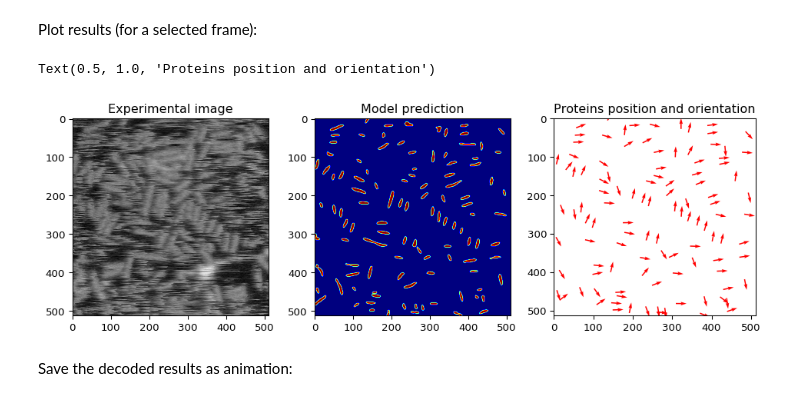
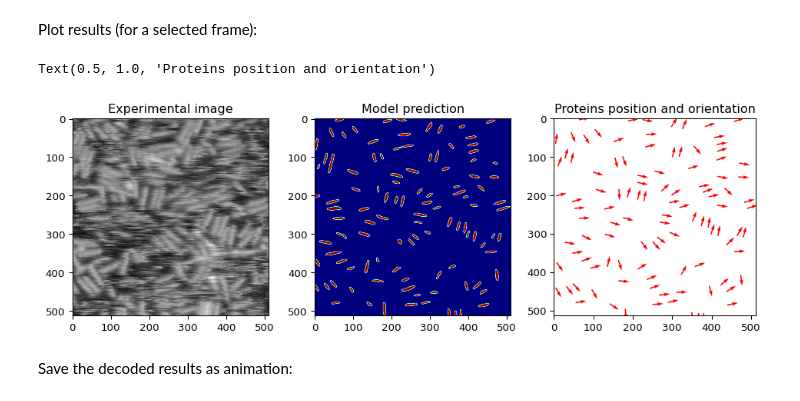
Before and after one commit to ziatdinovmax/CSSAS-DML, a Jupyter notebook: 4_cssas_predictions.ipynb, the cells around one changed output. Saved outputs shown, nothing was run; the diff lists cells and outputs as text; code cells hidden in the pictures.

```diff
--- a/4_cssas_predictions.ipynb
+++ b/4_cssas_predictions.ipynb
@@ -602,33 +598,31 @@ trajectories = get_trajectories(np.transpose(expdata_, (0, -1, 1, 2)), X_prob)
 # %% [markdown]
 Plot results (for a selected frame):
 # %%
-k = 50 # selected frame
+k = 83 # selected frame
 
 # get data for the selected frame
 experimental, decoded, coordinates, angles = trajectories[k].values()
 angles = np.array([math.radians(i) for i in angles])
 angles = angles%math.pi
 x, y = coordinates.T
 
 # Plotting
 fig = plt.figure(figsize = (12, 12), dpi = 96)
 ax1 = fig.add_subplot(331)
 ax2 = fig.add_subplot(332)
 ax3 = fig.add_subplot(333)
 ax1.imshow(experimental , cmap = 'gray')
 ax1.set_title('Experimental image')
 ax2.imshow(experimental, cmap = 'gray')
-decoded_ = np.copy(decoded)
-#decoded_[130:250, 350:450] = 0
-ax2.imshow(decoded_, cmap = 'jet', Interpolation = 'Gaussian', alpha=1.)
+ax2.imshow(decoded, cmap = 'jet', Interpolation = 'Gaussian', alpha=1.)
 ax2.set_title('Model prediction')
 ax3.quiver(x, y, np.sin(angles), np.cos(angles), color='red')
 ax3.set_xlim(0, 512)
 ax3.set_ylim(512, 0)
 ax3.set_title('Proteins position and orientation')
 # %% [output]
 Text(0.5, 1.0, 'Proteins position and orientation')
-[figure, old version]
+[figure, new version]
 # %% [markdown]
 Save the decoded results as animation:
 # %%
```
Also changed, not shown: parts of 2 cells of this notebook.
